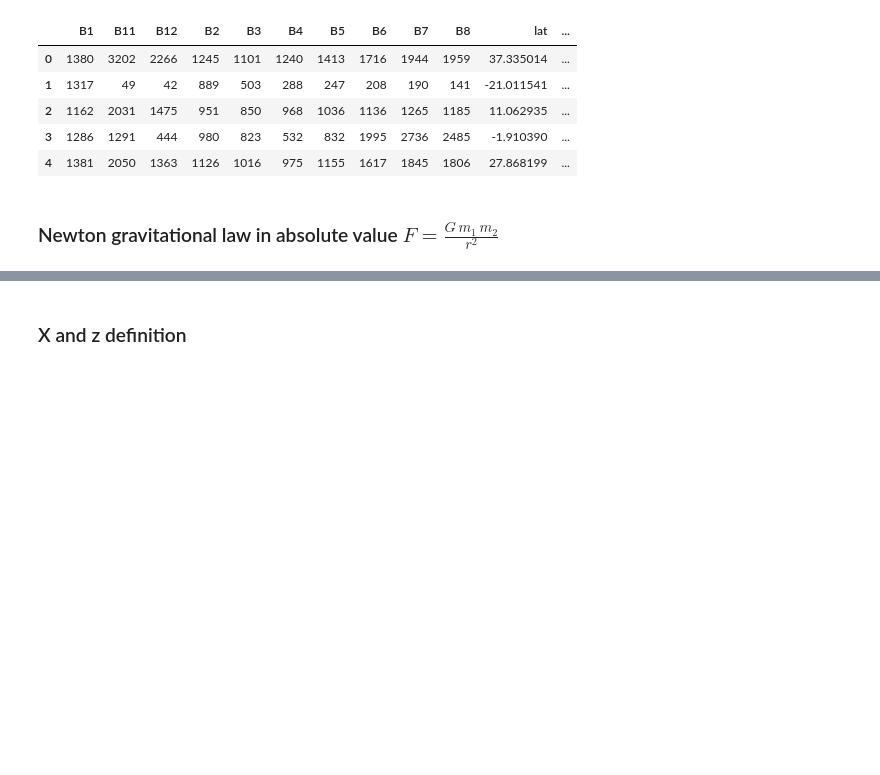
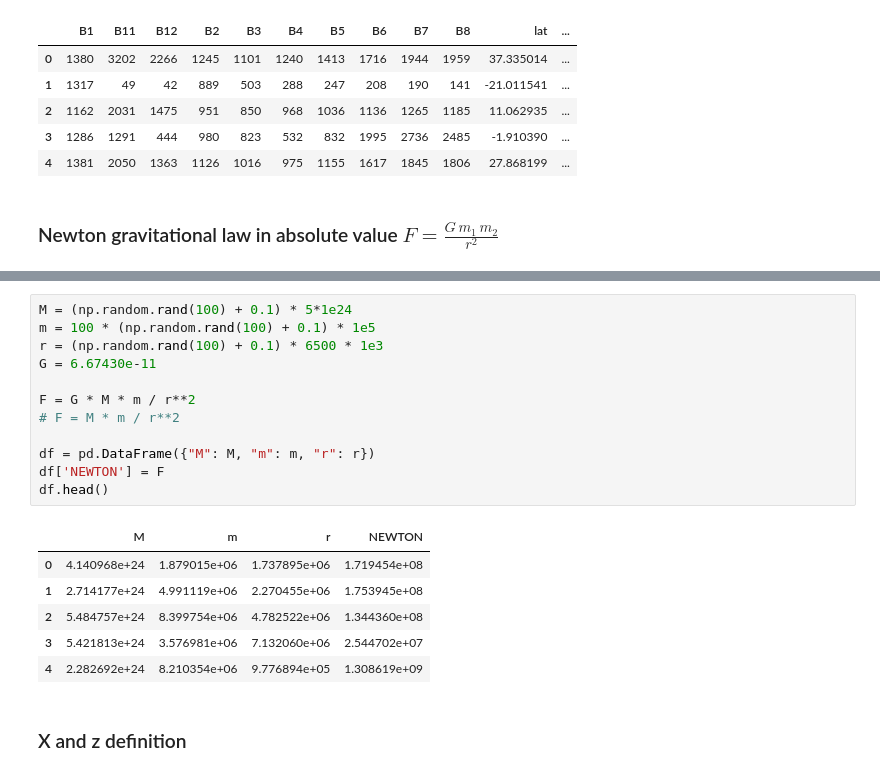
Before and after one commit to JulieKeisler/DRAGON, a Jupyter notebook: ref_notebook.ipynb, the cells around one changed output, grey strips where cells are left out. Drawn from its saved outputs; the diff is of its cells as text; blank space fills up the shorter version.

```diff
--- a/ref_notebook.ipynb
+++ b/ref_notebook.ipynb
@@ -87,3 +87,22 @@ df.head()
+# %%
+M = (np.random.rand(100) + 0.1) * 5*1e24
+m = 100 * (np.random.rand(100) + 0.1) * 1e5
+r = (np.random.rand(100) + 0.1) * 6500 * 1e3
+G = 6.67430e-11
+
+F = G * M * m / r**2
+# F = M * m / r**2
+
+df = pd.DataFrame({"M": M, "m": m, "r": r})
+df['NEWTON'] = F
+df.head()
+# %% [output]
+|  | M | m | r | NEWTON |
+| 0 | 4.140968e+24 | 1.879015e+06 | 1.737895e+06 | 1.719454e+08 |
+| 1 | 2.714177e+24 | 4.991119e+06 | 2.270455e+06 | 1.753945e+08 |
+| 2 | 5.484757e+24 | 8.399754e+06 | 4.782522e+06 | 1.344360e+08 |
+| 3 | 5.421813e+24 | 3.576981e+06 | 7.132060e+06 | 2.544702e+07 |
+| 4 | 2.282692e+24 | 8.210354e+06 | 9.776894e+05 | 1.308619e+09 |
 # %% [markdown]
 ### X and z definition
 # %%
```
Also changed, not shown: parts of 16 cells of this notebook, 2 other files.
